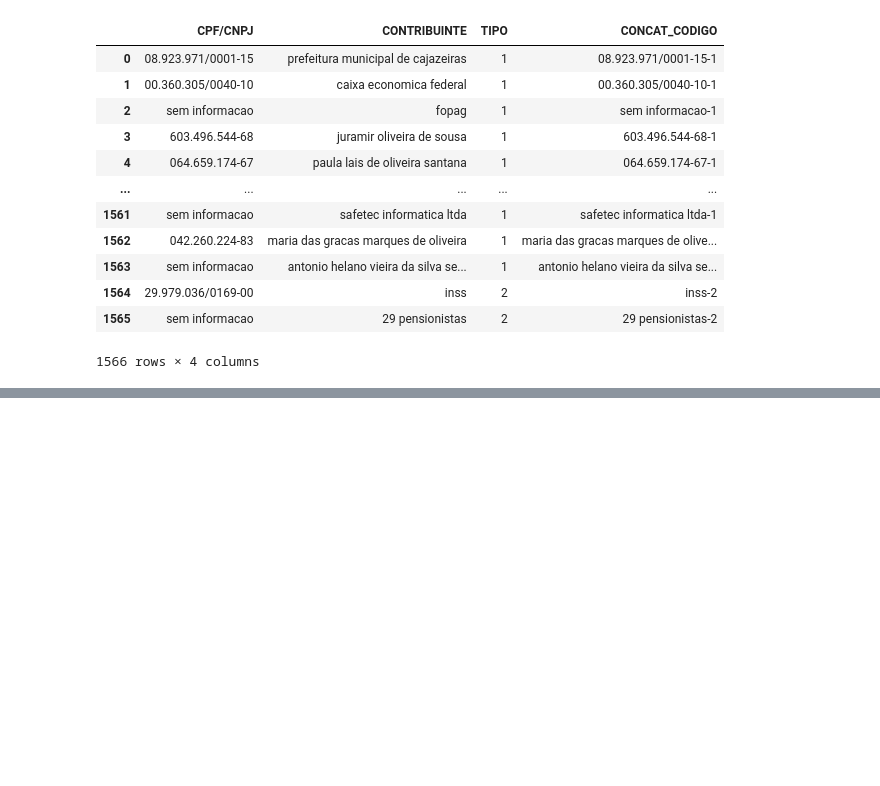
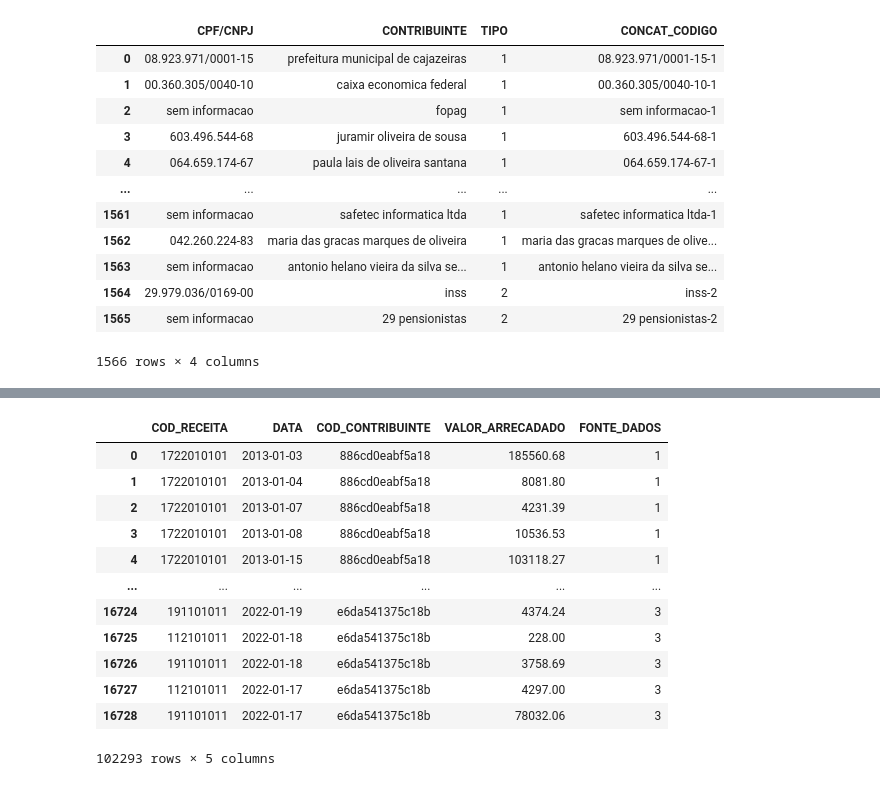
Before and after one commit to AllysonAbreu/dw_contas_publicas_2022, a Jupyter notebook: TCC2/dados/03_dados_carga/tratamento_receitas_carga.ipynb, the cells around one changed output, grey strips where cells are left out. Saved outputs shown, nothing was run; the diff lists cells and outputs as text; code cells hidden in the pictures; blank space fills up the shorter version.

```diff
--- a/TCC2/dados/03_dados_carga/carga_dim_contribuinte.ipynb
+++ b/TCC2/dados/03_dados_carga/tratamento_receitas_carga.ipynb
@@ -559,0 +664,17 @@ with open('dados_contribuintes.csv', 'w', encoding='utf-8', newline='') as f:
+# %%
+df_receitas = pd.concat([df_dados_completos_2020, df_dados_completos_2022])
+df_receitas
+# %% [output]
+|  | COD_RECEITA | DATA | COD_CONTRIBUINTE | VALOR_ARRECADADO | FONTE_DADOS |
+| 0 | 1722010101 | 2013-01-03 | 886cd0eabf5a18 | 185560.68 | 1 |
+| 1 | 1722010101 | 2013-01-04 | 886cd0eabf5a18 | 8081.80 | 1 |
+| 2 | 1722010101 | 2013-01-07 | 886cd0eabf5a18 | 4231.39 | 1 |
+| 3 | 1722010101 | 2013-01-08 | 886cd0eabf5a18 | 10536.53 | 1 |
+| 4 | 1722010101 | 2013-01-15 | 886cd0eabf5a18 | 103118.27 | 1 |
+| ... | ... | ... | ... | ... | ... |
+| 16724 | 191101011 | 2022-01-19 | e6da541375c18b | 4374.24 | 3 |
+| 16725 | 112101011 | 2022-01-18 | e6da541375c18b | 228.00 | 3 |
+| 16726 | 191101011 | 2022-01-18 | e6da541375c18b | 3758.69 | 3 |
+| 16727 | 112101011 | 2022-01-17 | e6da541375c18b | 4297.00 | 3 |
+| 16728 | 191101011 | 2022-01-17 | e6da541375c18b | 78032.06 | 3 |
+102293 rows × 5 columns
```
Also changed, not shown: parts of 13 cells of this notebook, 14 other files.
